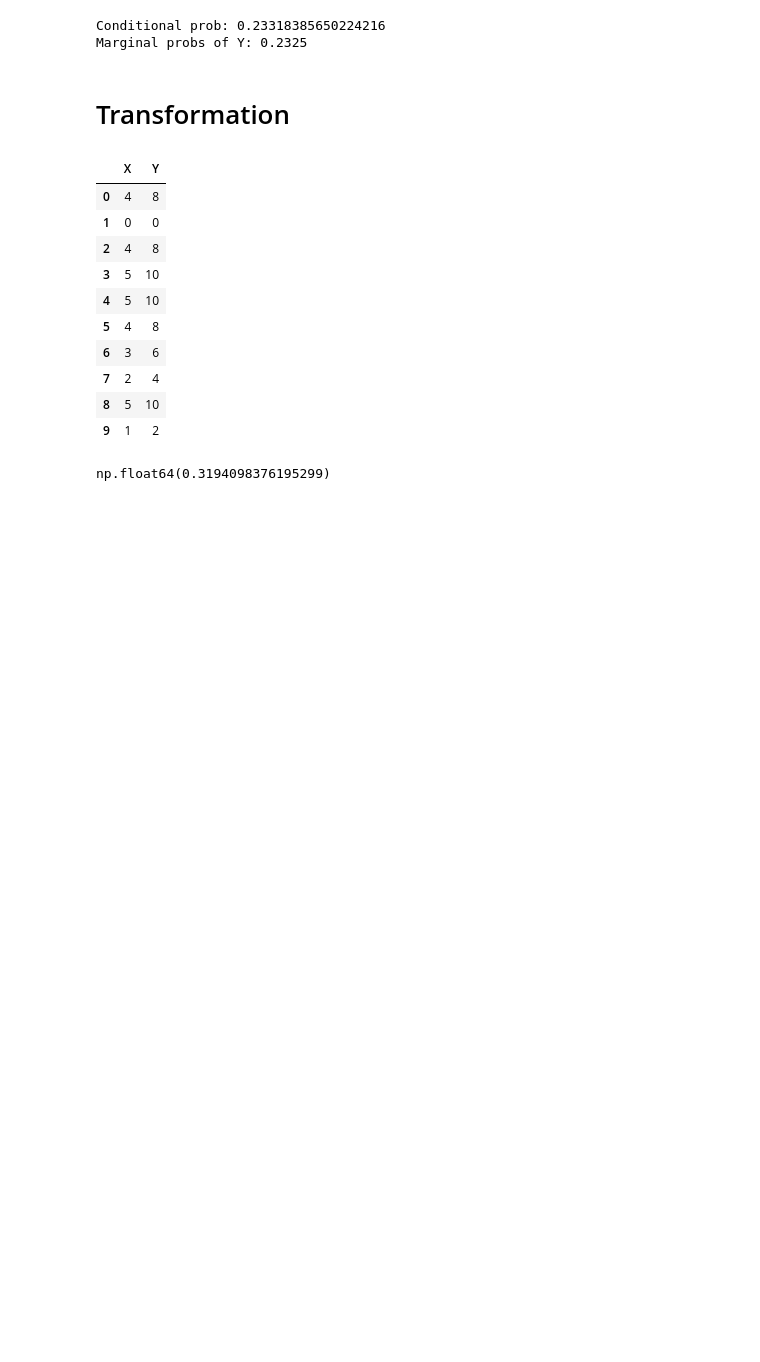
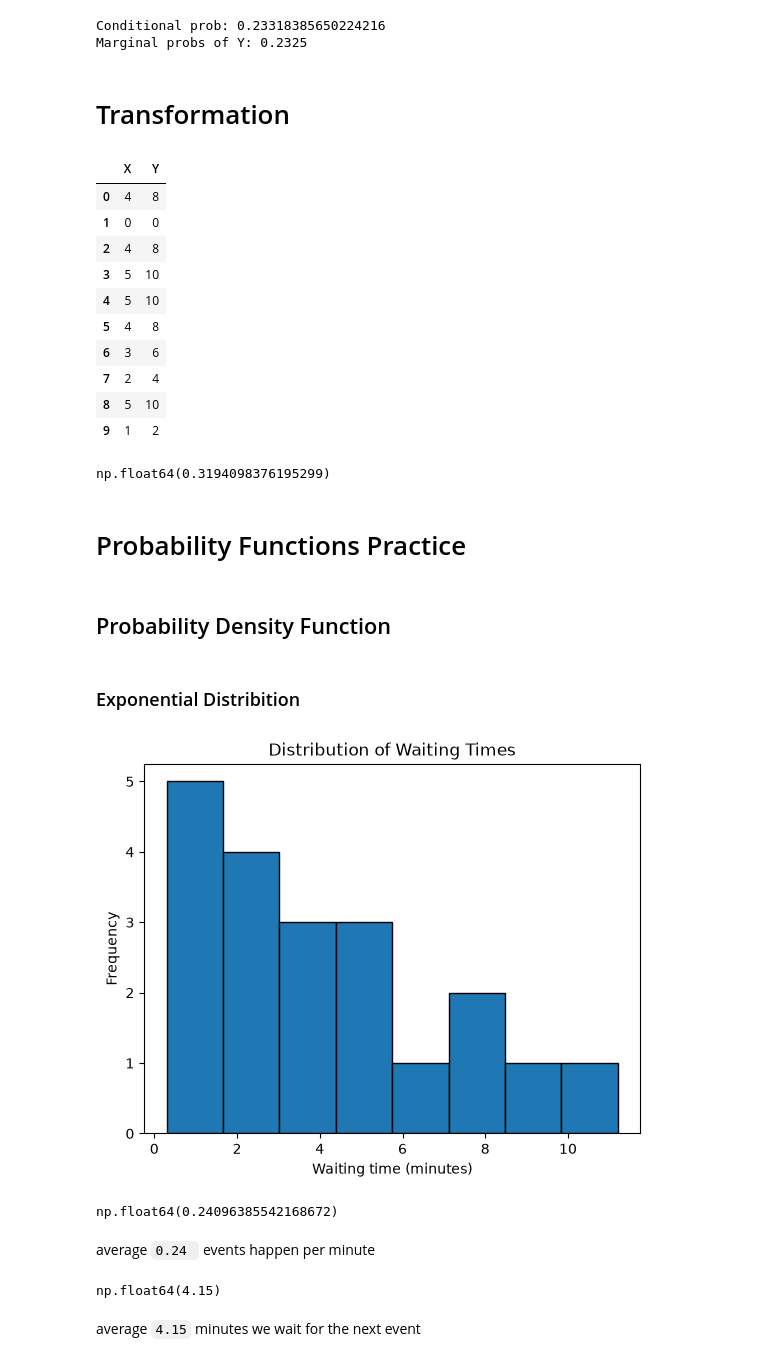
Before and after one commit to diyorarti/Learning_Data_Science, a Jupyter notebook: Statistics/2_Probability/2_Random_variables_probability_functions/practice.ipynb, the cells around one changed output. Saved outputs shown, nothing was run; the diff lists cells and outputs as text; code cells hidden in the pictures; blank space fills up the shorter version.

Commit message:
PDF practice

```diff
--- a/Statistics/2_Probability/2_Random_variables_probability_functions/practice.ipynb
+++ b/Statistics/2_Probability/2_Random_variables_probability_functions/practice.ipynb
@@ -338,3 +338,5 @@ p_1_3 = np.exp(-0.125 * 3 ) - np.exp(-0.125 * 8)
 p_1_3
 # %% [output]
 np.float64(0.3194098376195299)
+# %% [markdown]
+# Probability Functions Practice
@@ -340,0 +346,35 @@ np.float64(0.3194098376195299)
+# %% [markdown]
+## Probability Density Function
+# %% [markdown]
+### Exponential Distribition
+# %%
+waiting_time = np.array([
+    0.4, 1.2, 2.1, 0.8, 5.6,
+    3.4, 7.8, 1.7, 4.2, 9.5,
+    2.8, 6.1, 0.3, 3.9, 11.2,
+    1.5, 5.1, 8.3, 2.4, 4.7
+])
+# %%
+plt.hist(waiting_time, bins=8, edgecolor='black')
+
+plt.xlabel("Waiting time (minutes)")
+plt.ylabel("Frequency")
+plt.title("Distribution of Waiting Times")
+
+plt.show()
+# %% [output]
+[figure, added]
+# %%
+waiting_time_lambda = 1 / waiting_time.mean()
+waiting_time_lambda
+# %% [output]
+np.float64(0.24096385542168672)
+# %% [markdown]
+average `0.24 ` events happen per minute
+# %%
+waiting_time_expected_value = 1 / waiting_time_lambda
+waiting_time_expected_value
+# %% [output]
+np.float64(4.15)
+# %% [markdown]
+average `4.15` minutes we wait for the next event
```
Also changed, not shown: parts of 3 cells of this notebook, 4 other files.
